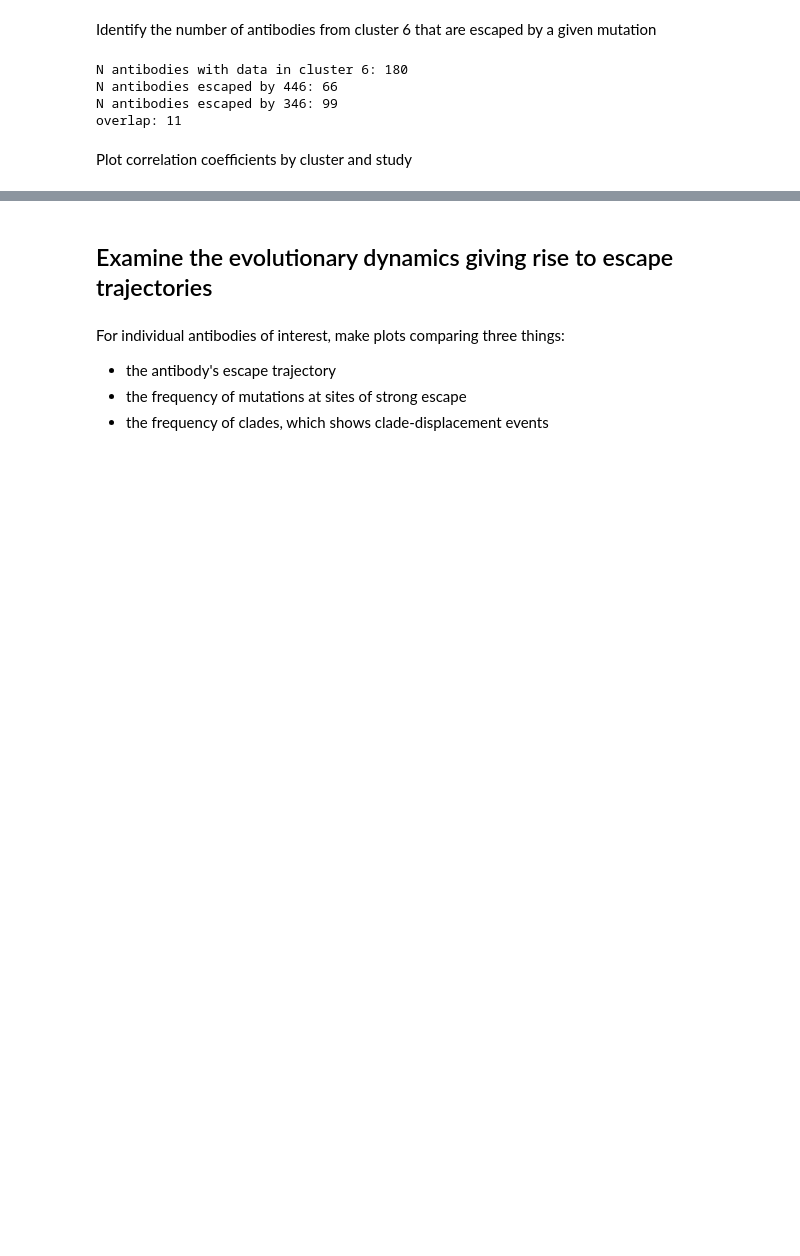
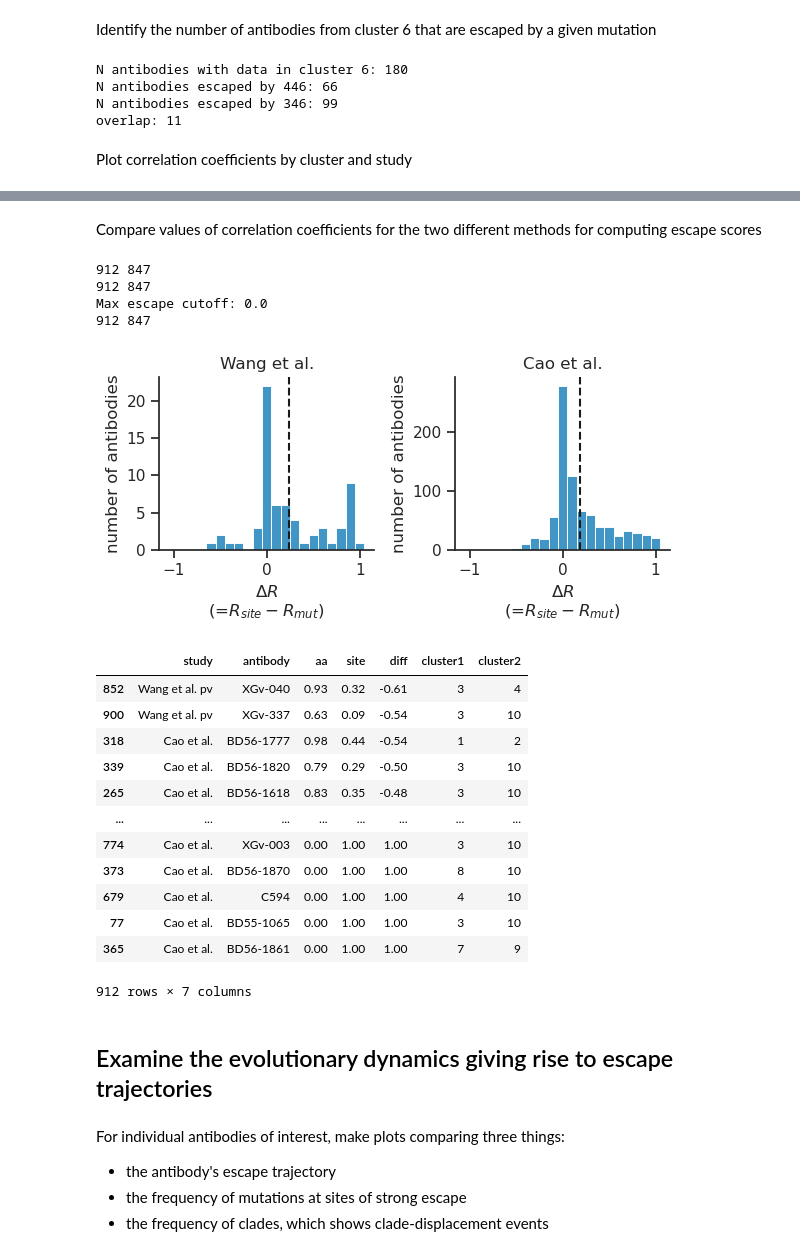
Before and after one commit to matsengrp/ncov-ab-escape, a Jupyter notebook: notebooks/analyze_escape_scores.ipynb, the cells around one changed output, grey strips where cells are left out. Drawn from its saved outputs; the diff is of its cells as text; code cells hidden in the pictures; blank space fills up the shorter version.

```diff
--- a/notebooks/analyze_escape_scores.ipynb
+++ b/notebooks/analyze_escape_scores.ipynb
@@ -1548,3 +1613,74 @@ for (title_var, corr_metric, lower_lim) in plot_vars:
+# %% [markdown]
+Compare values of correlation coefficients for the two different methods for computing escape scores
+# %%
+# Get data
+data1 = ab_corr_df.copy()
+data1['method'] = 'site'
+print(len(data1), data1['antibody'].nunique())
+
+data2 = pd.read_csv('../results/ab_corr_df_v2.csv')
+data2['method'] = 'aa'
+print(len(data2), data2['antibody'].nunique())
+
+# Compute difference in correlation coefficients
+max_escape_cutoff = 0.0
+print('Max escape cutoff:', max_escape_cutoff)
+abs_to_analyze = set.union(
+    set(data1[data1['max_escape_score'] >= max_escape_cutoff]['antibody']),
+    set(data2[data2['max_escape_score'] >= max_escape_cutoff]['antibody']),
+)
+#abs_to_analyze = set.intersection(abs_to_analyze, set(data1[data1['cluster'] == 6]['antibody']))
+data = (
+    pd.concat([data1, data2])
+    .pivot_table(index=['study', 'antibody'], columns='method', values='r')
+    .clip(lower=0)
+    .assign(diff = lambda x: x['site'] - x['aa'])
+    .query('antibody in @abs_to_analyze')
+    .reset_index()
+    .merge(data1.rename(columns={'cluster':'cluster1'})[['study', 'antibody', 'cluster1']])
+    .merge(data2.rename(columns={'cluster':'cluster2'})[['study', 'antibody', 'cluster2']])
+)
+assert data.isnull().any().any() == False
+print(len(data), data['antibody'].nunique())
+
+# Plot the data
+bin_size = 0.1
+bins = np.arange(-1.05, 1.05+bin_size, bin_size)
+(fig, axs) = plt.subplots(ncols=2, sharex=True, figsize=[6,3])
+data.sort_values('study', ascending=False, inplace=True)
+for (i, (study, study_data)) in enumerate(data.groupby('study', sort=False)):
+    sns.histplot(x='diff', data=study_data, bins=bins, ax=axs[i])
+    axs[i].axvline(study_data['diff'].mean(), ls='--', c='k')
+    axs[i].set(
+        title=study.replace(' pv', ''), xlabel='$\Delta R$\n(=$R_{site}-R_{mut}$)',
+        ylabel='number of antibodies'
+    )
+
+plt.tight_layout()
+sns.despine()
+plt.savefig(f'../results/figures/mut_vs_site_corr.png', dpi=300, bbox_inches='tight')
+plt.show()
+
+data.sort_values('diff')
+# %% [output]
+912 847
+912 847
+Max escape cutoff: 0.0
+912 847
+[figure, added]
+|  | study | antibody | aa | site | diff | cluster1 | cluster2 |
+| 852 | Wang et al. pv | XGv-040 | 0.93 | 0.32 | -0.61 | 3 | 4 |
+| 900 | Wang et al. pv | XGv-337 | 0.63 | 0.09 | -0.54 | 3 | 10 |
+| 318 | Cao et al. | BD56-1777 | 0.98 | 0.44 | -0.54 | 1 | 2 |
+| 339 | Cao et al. | BD56-1820 | 0.79 | 0.29 | -0.50 | 3 | 10 |
+| 265 | Cao et al. | BD56-1618 | 0.83 | 0.35 | -0.48 | 3 | 10 |
+| ... | ... | ... | ... | ... | ... | ... | ... |
+| 774 | Cao et al. | XGv-003 | 0.00 | 1.00 | 1.00 | 3 | 10 |
+| 373 | Cao et al. | BD56-1870 | 0.00 | 1.00 | 1.00 | 8 | 10 |
+| 679 | Cao et al. | C594 | 0.00 | 1.00 | 1.00 | 4 | 10 |
+| 77 | Cao et al. | BD55-1065 | 0.00 | 1.00 | 1.00 | 3 | 10 |
+| 365 | Cao et al. | BD56-1861 | 0.00 | 1.00 | 1.00 | 7 | 9 |
+912 rows × 7 columns
 # %% [markdown]
 ## Examine the evolutionary dynamics giving rise to escape trajectories
 # %% [markdown]
```
Also changed, not shown: parts of 14 cells of this notebook, 3 other files.
